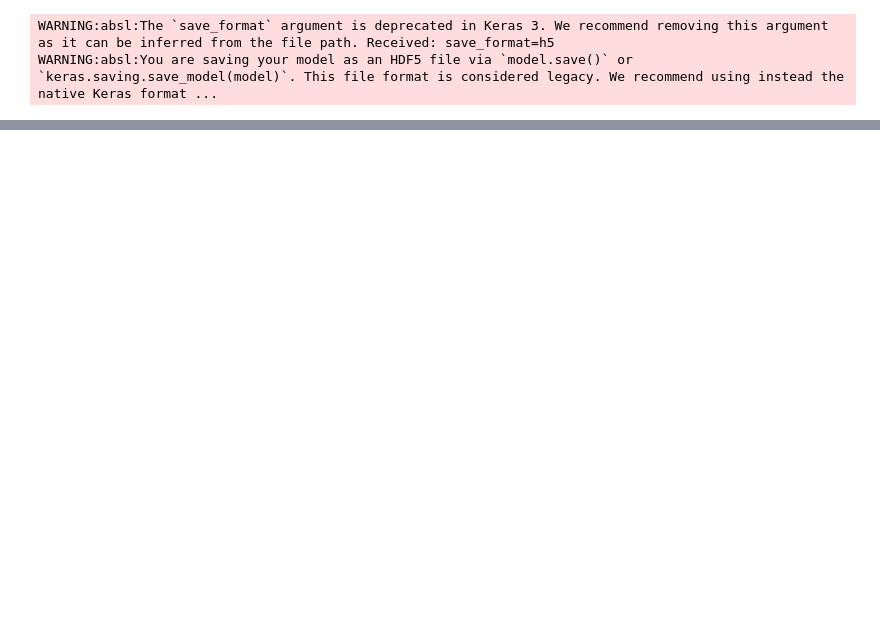
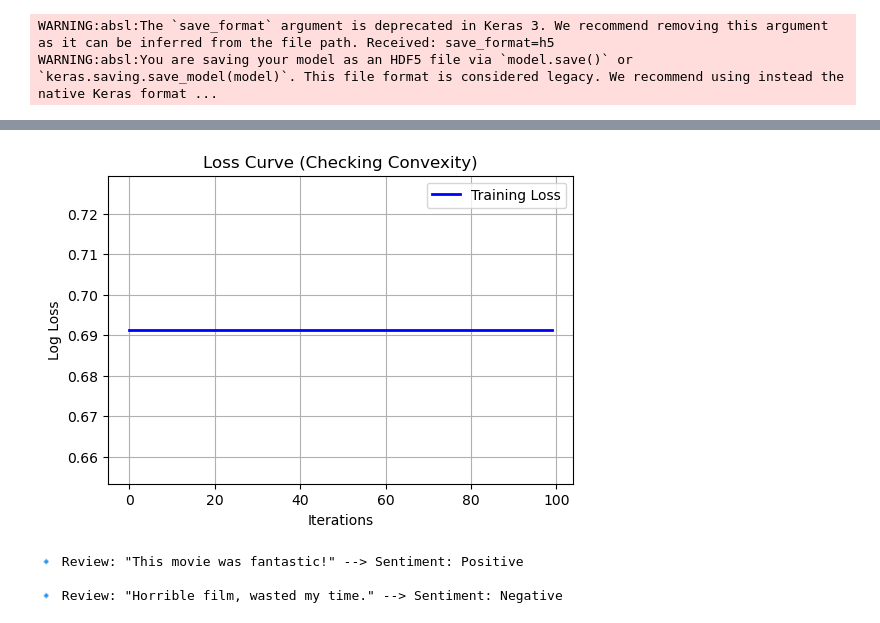
Before and after one commit to AristideI/alu-sentiment-analysis-lstm, a Jupyter notebook: training/b1_SentimentAnalysis_with_NeuralNetwork.ipynb, the cells around one changed output, grey strips where cells are left out. Drawn from its saved outputs; the diff is of its cells as text; code cells hidden in the pictures; blank space fills up the shorter version.

Commit message:
done with the logistic regression

```diff
--- a/training/b1_SentimentAnalysis_with_NeuralNetwork.ipynb
+++ b/training/b1_SentimentAnalysis_with_NeuralNetwork.ipynb
@@ -299,0 +322,13 @@ Model: "sequential"
+# %%
+# 🔹 Step 4: Hyperparameter Tuning with GridSearchCV
+param_grid = {'C': [0.1, 1, 10, 100], 'solver': ['liblinear', 'lbfgs']}
+grid_search = GridSearchCV(LogisticRegression(), param_grid, cv=15)
+grid_search.fit(X_train, y_train)
+
+# Best Model
+lr_model = grid_search.best_estimator_
+
+
+#Step 4: Train the Logistic Regression Model
+lr_model = LogisticRegression()
+lr_model.fit(X_train, y_train)
@@ -299,0 +337,8 @@ Model: "sequential"
+# %%
+#  Step 5: Evaluate the Model
+y_pred = lr_model.predict(X_test)
+y_pred_proba = lr_model.predict_proba(X_test)[:, 1]  # Probability scores
+
+print(" Accuracy:", accuracy_score(y_test, y_pred))
+print("\n Classification Report:\n", classification_report(y_test, y_pred))
+print("\n Confusion Matrix:\n", confusion_matrix(y_test, y_pred))
@@ -299,0 +408,54 @@ Model: "sequential"
+# %%
+from sklearn.metrics import log_loss
+
+# 🔹 Track Loss During Training
+loss_values = []
+num_epochs = 100  # Set the number of iterations
+
+for i in range(num_epochs):
+    lr_model.fit(X_train, y_train)  # Train for 1 iteration at a time
+    y_pred_proba = lr_model.predict_proba(X_train)[:, 1]  # Get probabilities
+    loss = log_loss(y_train, y_pred_proba)  # Compute Log Loss
+    loss_values.append(loss)  # Store loss
+
+# 🔹 Plot Loss Curve
+plt.figure(figsize=(6, 4))
+plt.plot(loss_values, label="Training Loss", color="blue", lw=2)
+plt.xlabel("Iterations")
+plt.ylabel("Log Loss")
+plt.title("Loss Curve (Checking Convexity)")
+plt.legend()
+plt.grid()
+plt.show()
+# %% [output]
+[figure, added]
+# %%
+
+from nltk.corpus import stopwords
+vectorizer = TfidfVectorizer(max_features=100)  # Convert text into TF-IDF vectors
+X = vectorizer.fit_transform(movie_reviews['review'])
+
+
+# 🔹 Step 1: Preprocess the text (cleaning)
+def preprocess_text(text):
+    text = text.lower()  # Convert to lowercase
+    text = re.sub(r'\d+', '', text)  # Remove numbers
+    text = text.translate(str.maketrans('', '', string.punctuation))  # Remove punctuation
+    text = text.strip()  # Remove extra spaces
+    words = text.split()
+    words = [word for word in words if word not in stopwords.words('english')]  # Remove stopwords
+    return ' '.join(words)
+
+# 🔹 Step 6: Test with Sample Reviews
+sample_reviews = ["This movie was fantastic!", "Horrible film, wasted my time."]
+sample_reviews_cleaned = [preprocess_text(review) for review in sample_reviews]
+sample_reviews_vectorized = vectorizer.transform(sample_reviews_cleaned)
+sample_predictions = lr_model.predict(sample_reviews_vectorized)
+
+for review, pred in zip(sample_reviews, sample_predictions):
+    sentiment = "Positive" if pred == 1 else "Negative"
+    print(f"\n🔹 Review: \"{review}\" --> Sentiment: {sentiment}")
+# %% [output]
+🔹 Review: "This movie was fantastic!" --> Sentiment: Positive
+
+🔹 Review: "Horrible film, wasted my time." --> Sentiment: Negative
```
Also changed, not shown: parts of 16 cells of this notebook, 3 other files.
